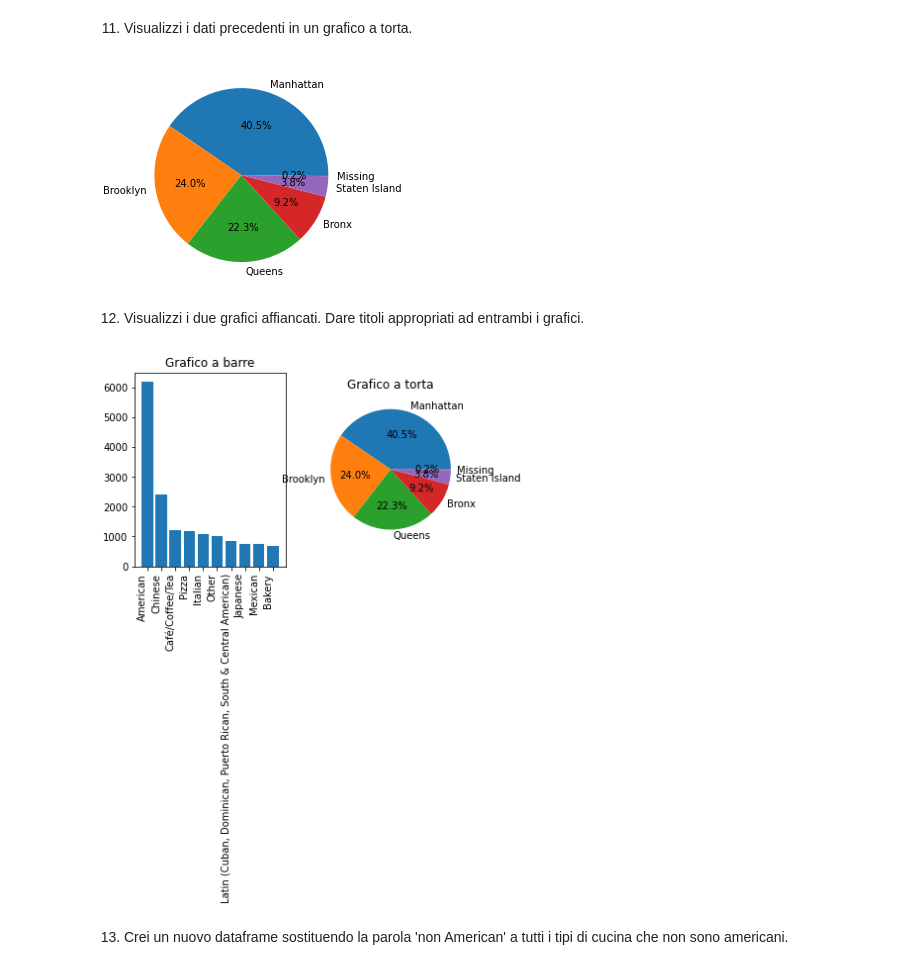
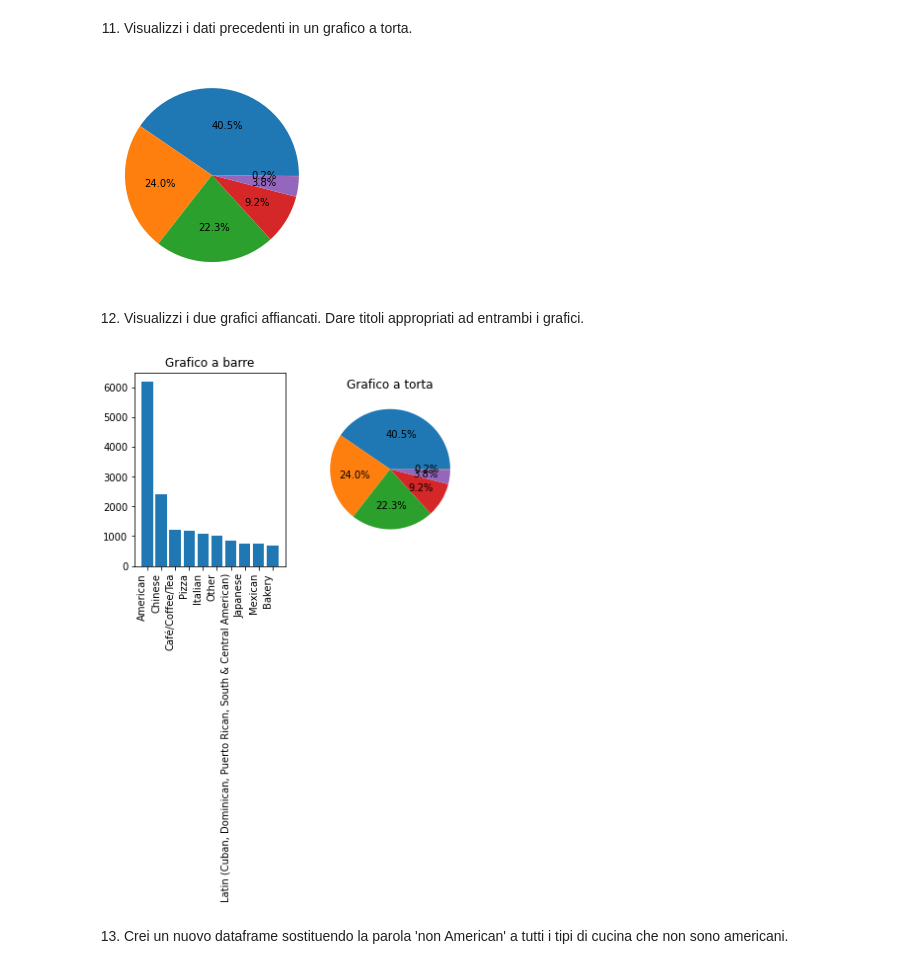
Before and after one commit to Saccullo-p/Python, a Jupyter notebook: Matplotlib/Pandas_Matplotlib_Ristoranti.ipynb, the cells around one changed output. Saved outputs shown, nothing was run; the diff lists cells and outputs as text; code cells hidden in the pictures.

```diff
--- a/Matplotlib/Pandas_Matplotlib_Ristoranti.ipynb
+++ b/Matplotlib/Pandas_Matplotlib_Ristoranti.ipynb
@@ -128,24 +127,21 @@ Name: borough, dtype: int64
 # %%
 a = df['borough'].value_counts()
 fig, ax = plt.subplots()
-ax.pie(a, autopct = '%1.1f%%', labels = a.index)
+ax.pie(a, autopct = '%1.1f%%')
 plt.show()
 # %% [output]
-[figure, old version]
+[figure, new version]
 # %% [markdown]
 12. Visualizzi i due grafici affiancati. Dare titoli appropriati ad entrambi i grafici.
 # %%
 fig, ax = plt.subplots(1, 2)
-ax[0].set_title('Grafico a barre') # ax[0] è il primo grafico
-ax[1].set_title('Grafico a torta') # ax[1] è il secondo grafico
+ax[0].set_title('Grafico a barre')
+ax[1].set_title('Grafico a torta')
 ax[0].bar(df1.index, df1)
-ax[1].pie(a, autopct = '%1.1f%%', labels = a.index)
-fig.autofmt_xdate(rotation=90)
-plt.show()
-
-# plt.savefig('risultato.pdf') salvare un file in Colab
+ax[1].pie(a, autopct = '%1.1f%%')
+fig.autofmt_xdate(rotation = 90)
 # %% [output]
-[figure, old version]
+[figure, new version]
 # %% [markdown]
 13. Crei un nuovo dataframe sostituendo la parola 'non American' a tutti i tipi di cucina che non sono americani.
 # %%
```
Also changed, not shown: parts of 7 cells of this notebook.
